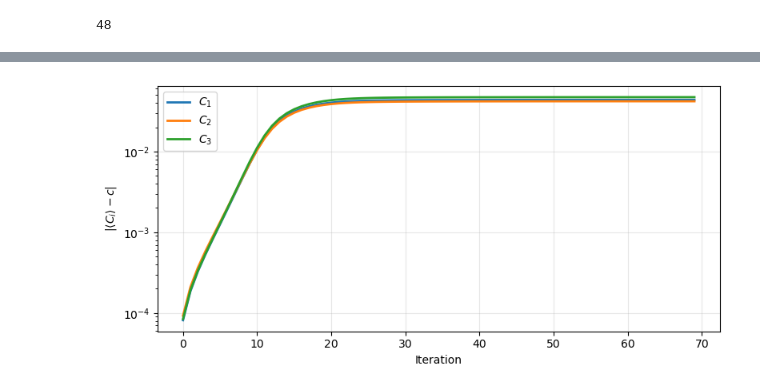
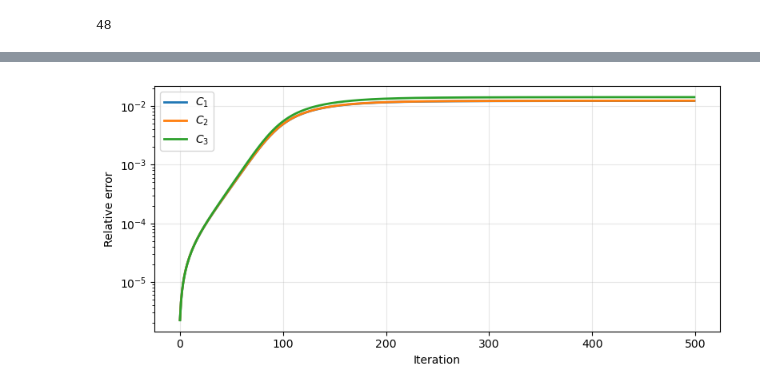
Before and after one commit to danielecuomo/ConstraintQuantumImaginary, a Jupyter notebook: examples/cqite_validation_3q.ipynb, the cells around one changed output, grey strips where cells are left out. Cells and saved outputs as stored; diff of their text form; code cells hidden in the pictures.

```diff
--- a/examples/cqite_validation_3q.ipynb
+++ b/examples/cqite_validation_3q.ipynb
@@ -24,6 +24,6 @@ dt=1e-1/2
 nqubits = 3
 # %%
-nsteps=70
+nsteps=500
 target=0.4
 
 energies=[]
@@ -33,7 +33,7 @@ magnetizations=[]
 # %%
 from qiskit.quantum_info import SparsePauliOp
 
-J = 0.7
+J = 0.4
 
 H = SparsePauliOp(
     [
@@ -102,7 +102,7 @@ psi = Statevector.from_instruction(circuit)
 # %%
 results = run_qite(
     prop,
-    circuit,
+    None,
     H,
     Mz,
     dt,
@@ -216,22 +216,27 @@ def cite_step(
 
     return psi
 # %%
+import numpy as np
+from tqdm.notebook import tqdm
+
 energies_exact = []
-constraints_history = [
-    [] for _ in C
-]
+constraints_history = [[] for _ in C]
+
+append_energy = energies_exact.append
+append_constraints = [hist.append for hist in constraints_history]
 
 psi_exact = psi.data
-for _ in range(nsteps):
+
+for step in tqdm(range(nsteps), desc="Exact CITE"):
 
     psi_exact = cite_step(
-        psi_exact.data,
+        psi_exact,
         Hm,
         constraints_mat,
         dt=dt
     )
 
-    energies_exact.append(
+    append_energy(
         np.real(
             np.vdot(
                 psi_exact,
@@ -240,9 +245,9 @@ for _ in range(nsteps):
         )
     )
 
-    for k,B in enumerate(C):
+    for append, B in zip(append_constraints, constraints_mat):
 
-        constraints_history[k].append(
+        append(
             np.real(
                 np.vdot(
                     psi_exact,
@@ -295,27 +300,36 @@ plt.show()
 # %%
 mag = np.asarray(magnetizations)
 
 fig, ax = plt.subplots(
-    figsize=(8,3.8)
+    figsize=(8, 3.8)
 )
 
+eps = 5e-3
+
 for k in range(mag.shape[1]):
+
+    rel_error = np.abs((mag[:, k] - target) / target)
+
     ax.plot(
-        np.abs(mag[:,k]-target),
+        rel_error * (1 + k * eps),
         lw=2,
         label=rf"$C_{k+1}$"
     )
 
 ax.set_yscale("log")
 
 ax.set_xlabel("Iteration")
-ax.set_ylabel(r"$|\langle C_i\rangle-c|$")
+ax.set_ylabel(r"Relative error")
 ax.grid(alpha=.3)
 
 ax.legend()
 
 plt.tight_layout()
 
-fig.savefig("zz_con.pdf", bbox_inches="tight", transparent=True)
+fig.savefig(
+    "zz_con.pdf",
+    bbox_inches="tight",
+    transparent=True
+)
 # %% [output]
-[figure, old version]
+[figure, new version]
```
Also changed, not shown: parts of 7 cells of this notebook, 13 other files.
